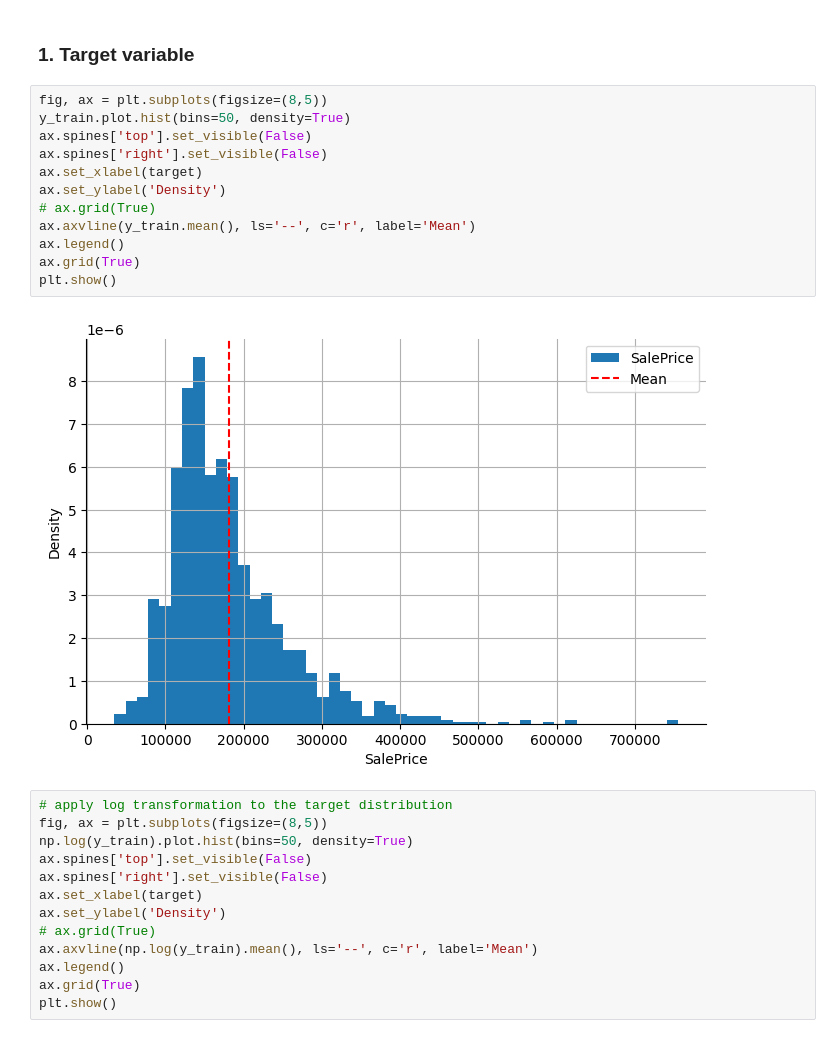
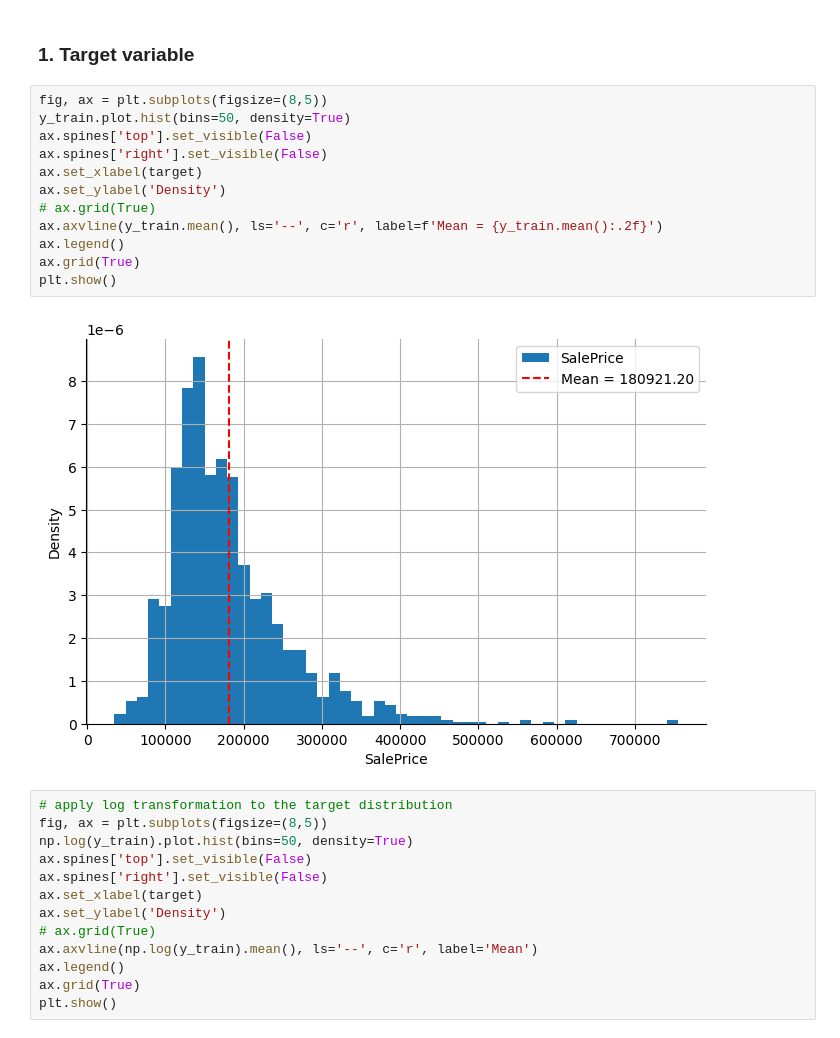
Before and after one commit to MiaHenstridge/kaggle_house_price_prediction, a Jupyter notebook: house_price_prediction_cleaned.ipynb, the cells around one changed output. Drawn from its saved outputs; the diff is of its cells as text.

```diff
--- a/house_price_prediction_cleaned.ipynb
+++ b/house_price_prediction_cleaned.ipynb
@@ -146,17 +146,17 @@ X_test.drop('Id', axis=1, inplace=True)
 # %%
 fig, ax = plt.subplots(figsize=(8,5))
 y_train.plot.hist(bins=50, density=True)
 ax.spines['top'].set_visible(False)
 ax.spines['right'].set_visible(False)
 ax.set_xlabel(target)
 ax.set_ylabel('Density')
 # ax.grid(True)
-ax.axvline(y_train.mean(), ls='--', c='r', label='Mean')
+ax.axvline(y_train.mean(), ls='--', c='r', label=f'Mean = {y_train.mean():.2f}')
 ax.legend()
 ax.grid(True)
 plt.show()
 # %% [output]
-[figure, old version]
+[figure, new version]
 # %%
 # apply log transformation to the target distribution
 fig, ax = plt.subplots(figsize=(8,5))
```
Also changed, not shown: parts of 4 cells of this notebook, 1 other file.
